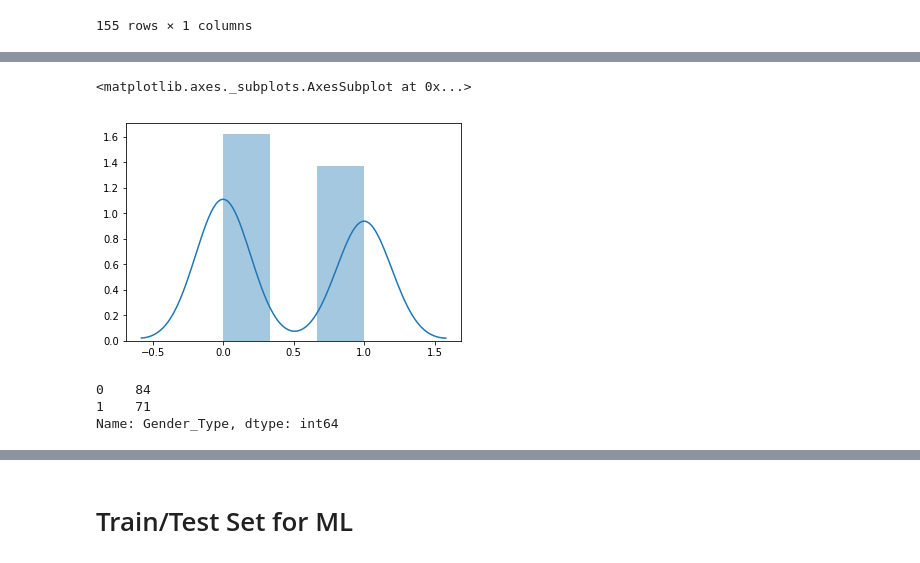
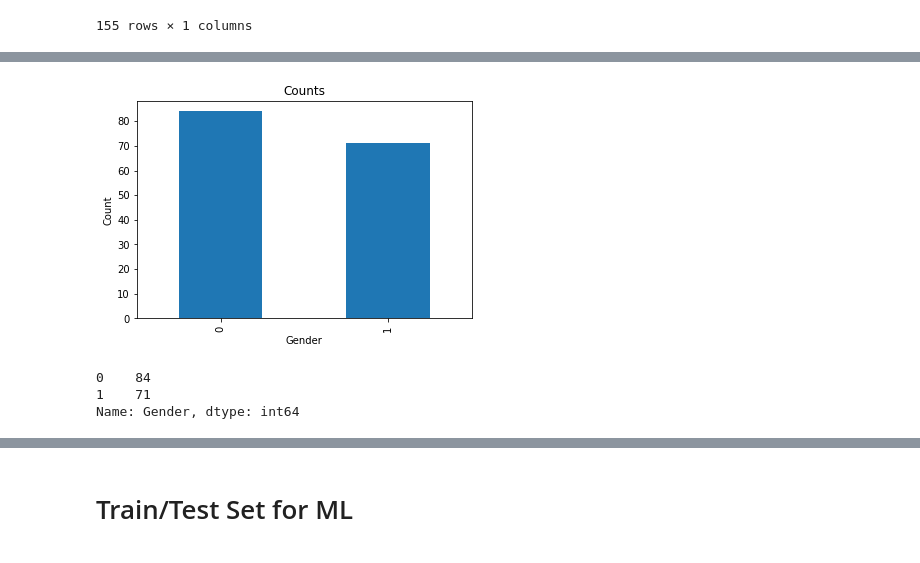
Before and after one commit to brainhack-school2020/tjays7_fmri, a Jupyter notebook: gender_fmri.ipynb, the cells around one changed output, grey strips where cells are left out. Saved outputs shown, nothing was run; the diff lists cells and outputs as text; code cells hidden in the pictures.

```diff
--- a/gender_fmri.ipynb
+++ b/gender_fmri.ipynb
@@ -292,13 +276,16 @@ df_labels.drop(['Gender'],axis=1)
-# %%
-sns.distplot(df_labels)
-# %% [output]
-<matplotlib.axes._subplots.AxesSubplot at 0x...>
-[figure, removed]
+# %%
+# Plot a Bar Chart
+df_labels['Gender'].value_counts().plot(kind='bar',title='Counts')
+plt.xlabel('Gender')
+plt.ylabel('Count')
+plt.show()
+# %% [output]
+[figure, added]
 # %%
 # Total Count of each unique value of Gender
 
-df_labels['Gender_Type'].value_counts()
+df_labels['Gender'].value_counts()
 # %% [output]
 0    84
 1    71
-Name: Gender_Type, dtype: int64
+Name: Gender, dtype: int64
```
Also changed, not shown: parts of 17 cells of this notebook.
